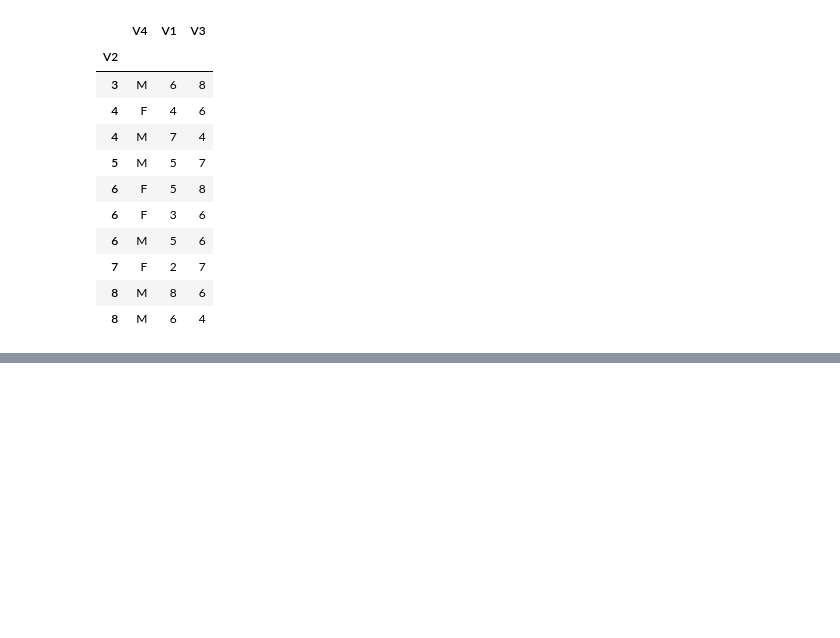
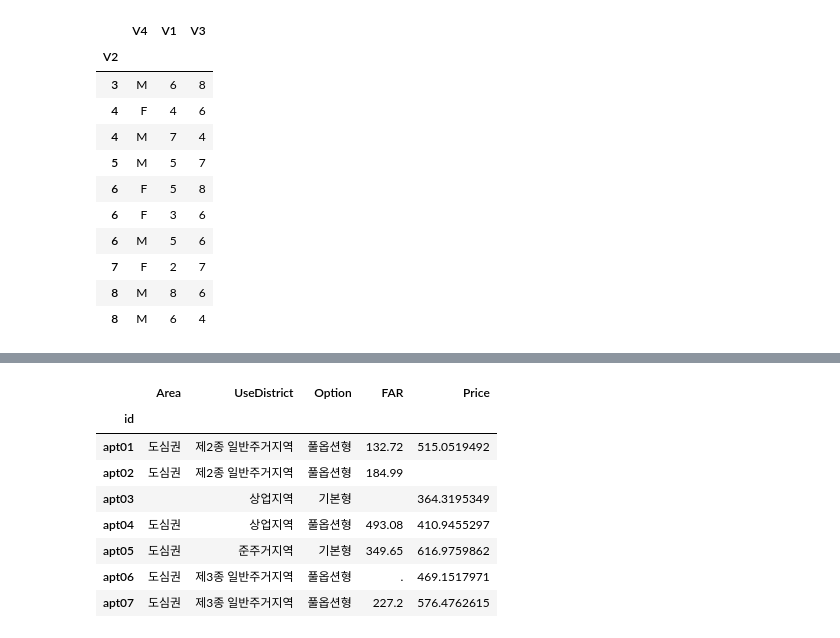
Before and after one commit to BerniceLee/ywpython, a Jupyter notebook: 0617_pandas2.ipynb, the cells around one changed output, grey strips where cells are left out. Saved outputs shown, nothing was run; the diff lists cells and outputs as text; code cells hidden in the pictures; blank space fills up the shorter version.

Commit message:
0617 pandas2

```diff
--- a/0617_pandas2.ipynb
+++ b/0617_pandas2.ipynb
@@ -801,0 +834,22 @@ V2
+# %%
+# import csv
+
+from pandas import Series, DataFrame
+from numpy import nan as NA
+import pandas as pd
+import numpy as np
+
+df=pd.read_csv("C:/Users/Affinity/Downloads/Python_Data/ch02_data/APT.csv", header=0, skiprows=7, index_col="id", encoding="utf-8")
+df.head(7)
+
+# 누락값은 표시되지 않음. (빈 문자열로 출력된다.)
+# %% [output]
+|  | Area | UseDistrict | Option | FAR | Price |
+| id |  |  |  |  |  |
+| apt01 | 도심권 | 제2종 일반주거지역 | 풀옵션형 | 132.72 | 515.0519492 |
+| apt02 | 도심권 | 제2종 일반주거지역 | 풀옵션형 | 184.99 |  |
+| apt03 |  | 상업지역 | 기본형 |  | 364.3195349 |
+| apt04 | 도심권 | 상업지역 | 풀옵션형 | 493.08 | 410.9455297 |
+| apt05 | 도심권 | 준주거지역 | 기본형 | 349.65 | 616.9759862 |
+| apt06 | 도심권 | 제3종 일반주거지역 | 풀옵션형 | . | 469.1517971 |
+| apt07 | 도심권 | 제3종 일반주거지역 | 풀옵션형 | 227.2 | 576.4762615 |
```
Also changed, not shown: parts of 44 cells of this notebook.
